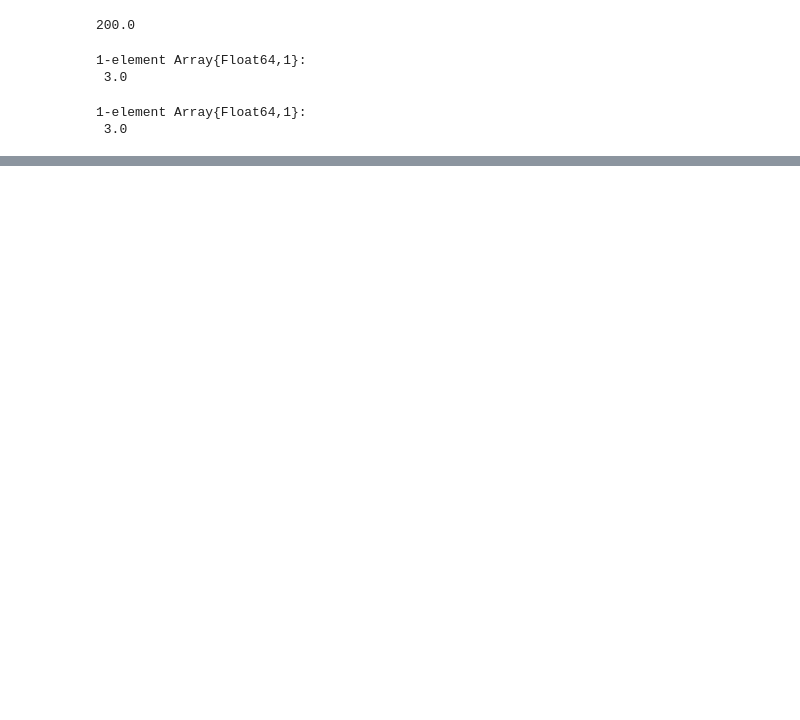
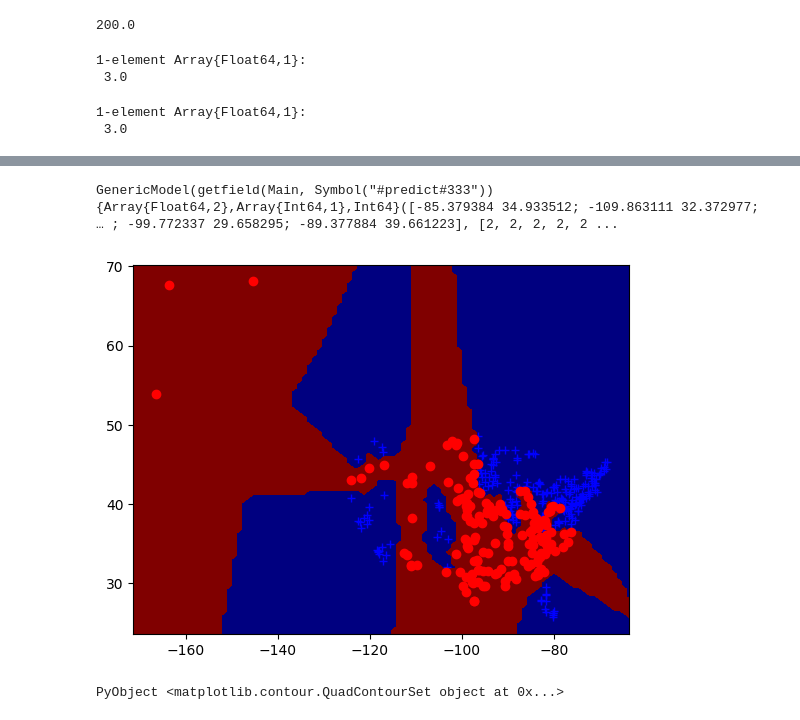
Before and after one commit to ZijiaZhang/CPSC340Assignments, a Jupyter notebook: A2/a2/Untitled.ipynb, the cells around one changed output, grey strips where cells are left out. Saved outputs shown, nothing was run; the diff lists cells and outputs as text; code cells hidden in the pictures; blank space fills up the shorter version.

```diff
--- a/A2/a2/Untitled.ipynb
+++ b/A2/a2/Untitled.ipynb
@@ -80,0 +173,7 @@ DesiredDepth
+# %%
+using JLD
+dataName = "citiesSmall.jld"
+X = load(dataName,"X")
+y = load(dataName,"y")
+Xtest = load(dataName,"Xtest")
+ytest = load(dataName,"ytest")
@@ -80,0 +198,9 @@ DesiredDepth
+# %%
+model = knn(X,y,1)
+# %% [output]
+GenericModel(getfield(Main, Symbol("#predict#333")){Array{Float64,2},Array{Int64,1},Int64}([-85.379384 34.933512; -109.863111 32.372977; … ; -99.772337 29.658295; -89.377884 39.661223], [2, 2, 2, 2, 2 ...
+# %%
+plot2Dclassifier(X,y,model)
+# %% [output]
+[figure, added]
+PyObject <matplotlib.contour.QuadContourSet object at 0x...>
```
Also changed, not shown: parts of 12 cells of this notebook, 13 other files.
